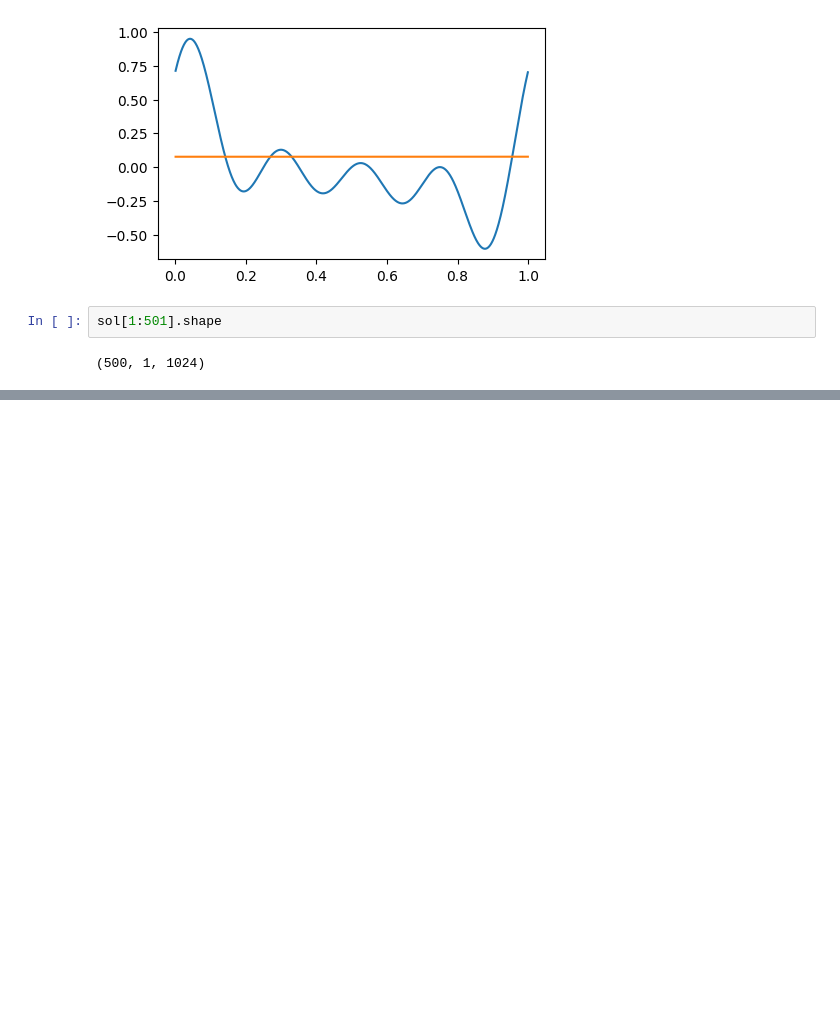
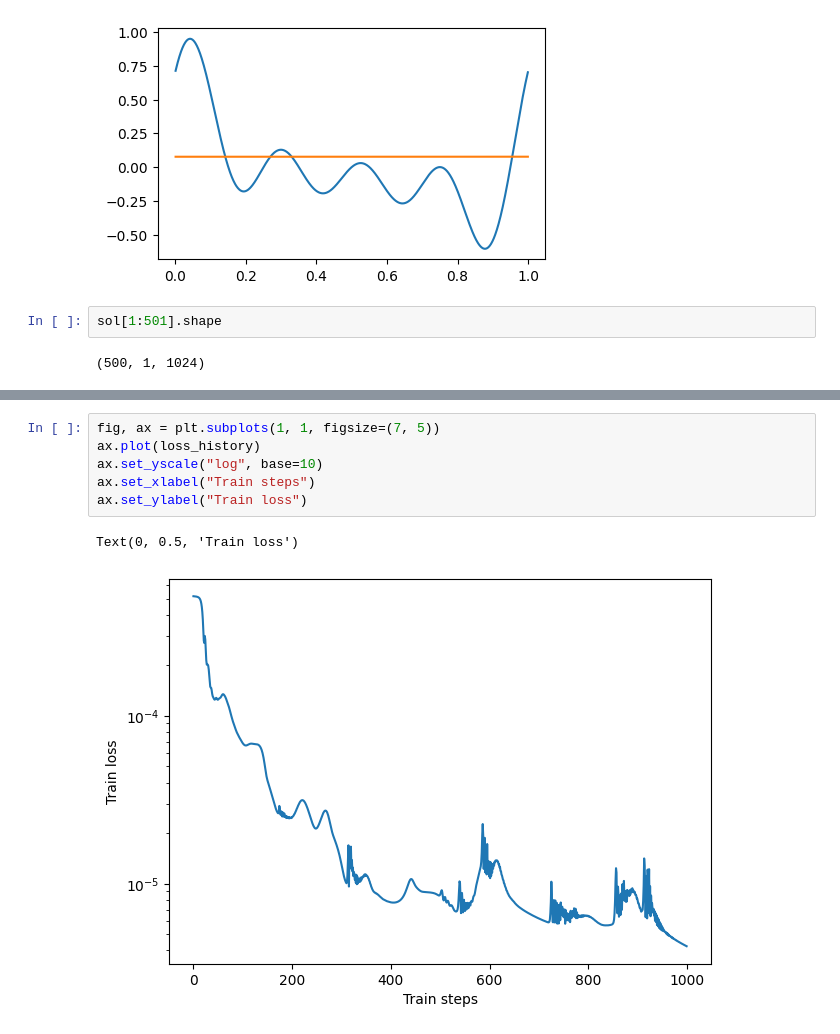
Before and after one commit to xx257xx/CONTEXT_FLUX_NO, a Jupyter notebook: notebooks/data_generation/burgers_1D.ipynb, the cells around one changed output, grey strips where cells are left out. Drawn from its saved outputs; the diff is of its cells as text; blank space fills up the shorter version.

```diff
--- a/notebooks/data_generation/burgers_1D.ipynb
+++ b/notebooks/data_generation/burgers_1D.ipynb
@@ -273,0 +312,9 @@ Epoch = 499: Loss = 0.00011701322290809477
+# %%
+fig, ax = plt.subplots(1, 1, figsize=(7, 5))
+ax.plot(loss_history)
+ax.set_yscale("log", base=10)
+ax.set_xlabel("Train steps")
+ax.set_ylabel("Train loss")
+# %% [output]
+Text(0, 0.5, 'Train loss')
+[figure, added]
```
Also changed, not shown: parts of 20 cells of this notebook, 4 other files.
